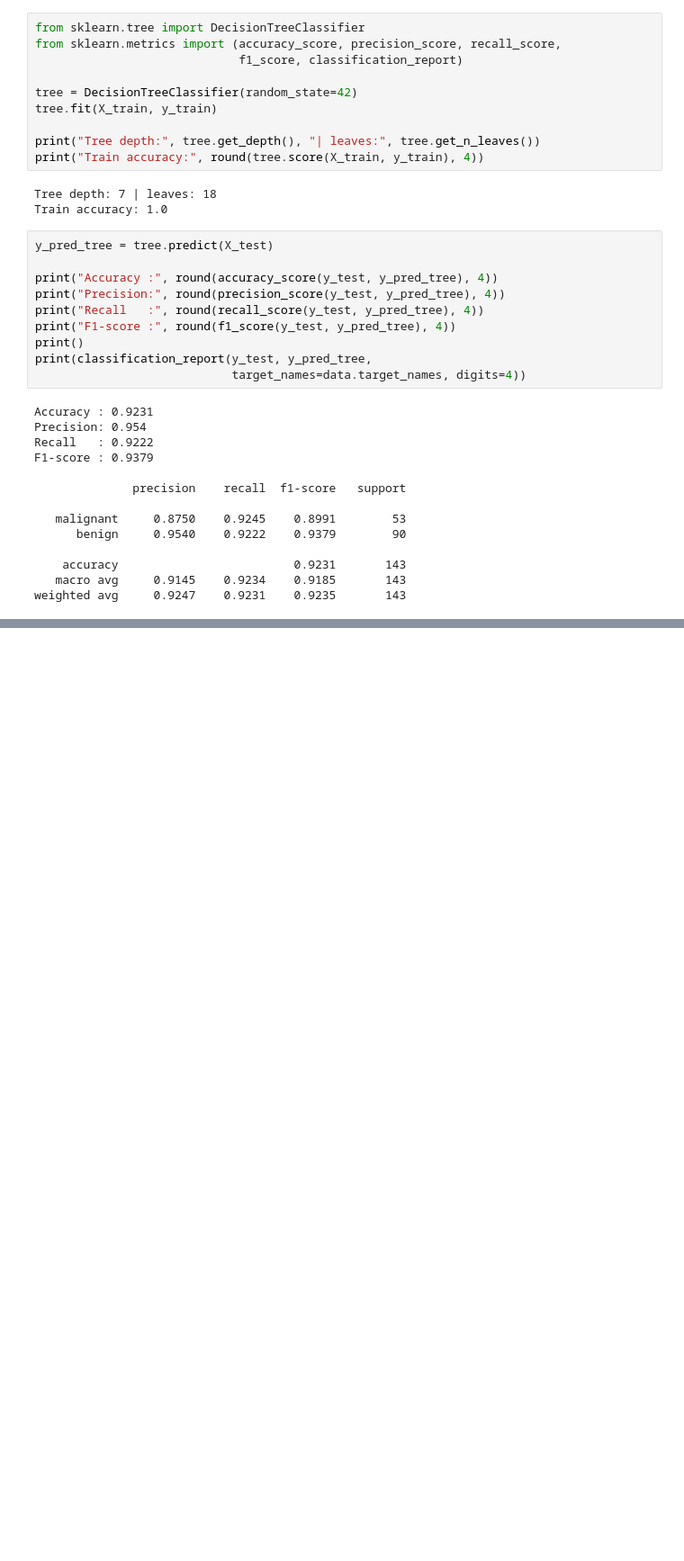
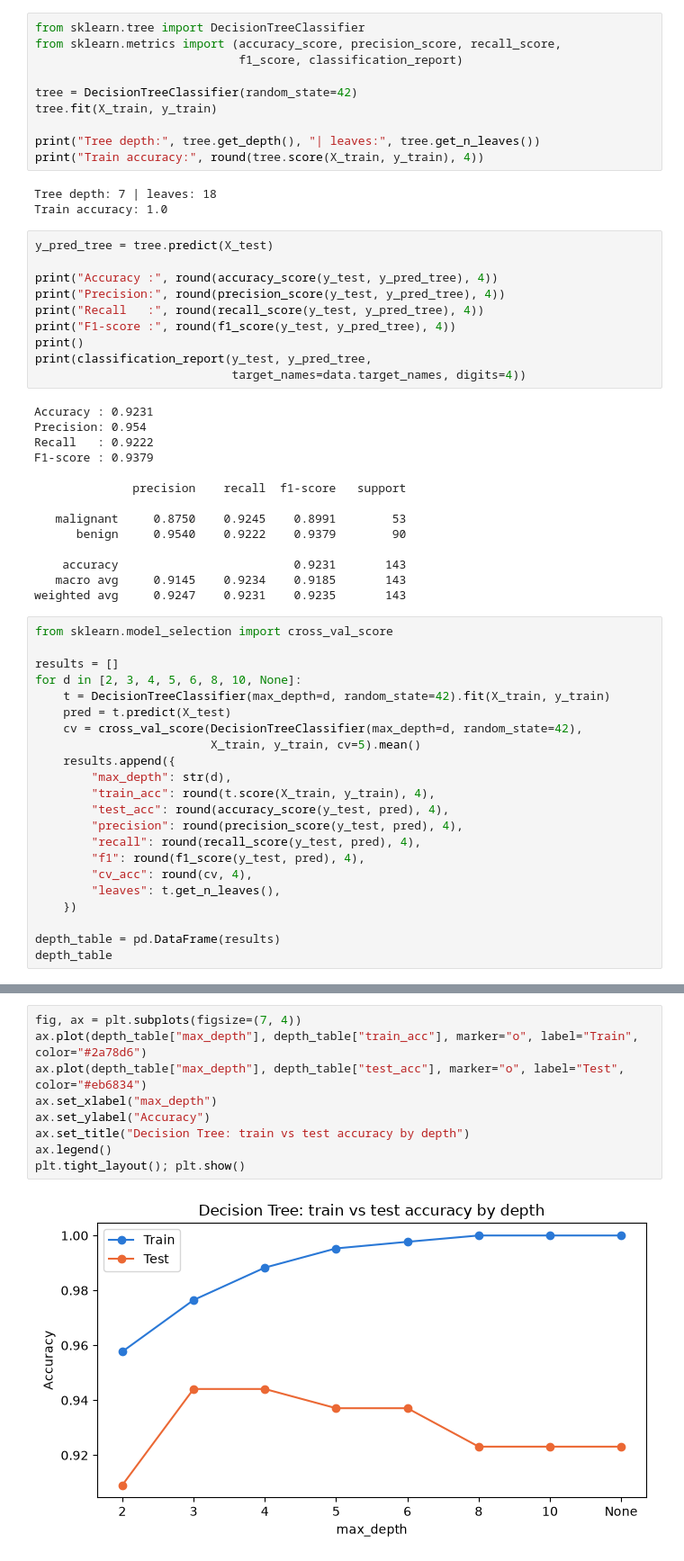
Before and after one commit to ItsUgesh/machine-learning-coursework, a Jupyter notebook: decision-tree/breast_cancer_trees.ipynb, the cells around one changed output, grey strips where cells are left out. Shown at 90% size. Saved outputs shown, nothing was run; the diff lists cells and outputs as text; blank space fills up the shorter version.

```diff
--- a/decision-tree/breast_cancer_trees.ipynb
+++ b/decision-tree/breast_cancer_trees.ipynb
@@ -74,3 +74,25 @@ F1-score : 0.9379
     accuracy                         0.9231       143
    macro avg     0.9145    0.9234    0.9185       143
 weighted avg     0.9247    0.9231    0.9235       143
+# %%
+from sklearn.model_selection import cross_val_score
+
+results = []
+for d in [2, 3, 4, 5, 6, 8, 10, None]:
+    t = DecisionTreeClassifier(max_depth=d, random_state=42).fit(X_train, y_train)
+    pred = t.predict(X_test)
+    cv = cross_val_score(DecisionTreeClassifier(max_depth=d, random_state=42),
+                         X_train, y_train, cv=5).mean()
+    results.append({
+        "max_depth": str(d),
+        "train_acc": round(t.score(X_train, y_train), 4),
+        "test_acc": round(accuracy_score(y_test, pred), 4),
+        "precision": round(precision_score(y_test, pred), 4),
+        "recall": round(recall_score(y_test, pred), 4),
+        "f1": round(f1_score(y_test, pred), 4),
+        "cv_acc": round(cv, 4),
+        "leaves": t.get_n_leaves(),
+    })
+
+depth_table = pd.DataFrame(results)
+depth_table
@@ -76,0 +109,11 @@ weighted avg     0.9247    0.9231    0.9235       143
+# %%
+fig, ax = plt.subplots(figsize=(7, 4))
+ax.plot(depth_table["max_depth"], depth_table["train_acc"], marker="o", label="Train", color="#2a78d6")
+ax.plot(depth_table["max_depth"], depth_table["test_acc"], marker="o", label="Test", color="#eb6834")
+ax.set_xlabel("max_depth")
+ax.set_ylabel("Accuracy")
+ax.set_title("Decision Tree: train vs test accuracy by depth")
+ax.legend()
+plt.tight_layout(); plt.show()
+# %% [output]
+[figure, added]
```
Also changed, not shown: parts of 1 cell of this notebook.
